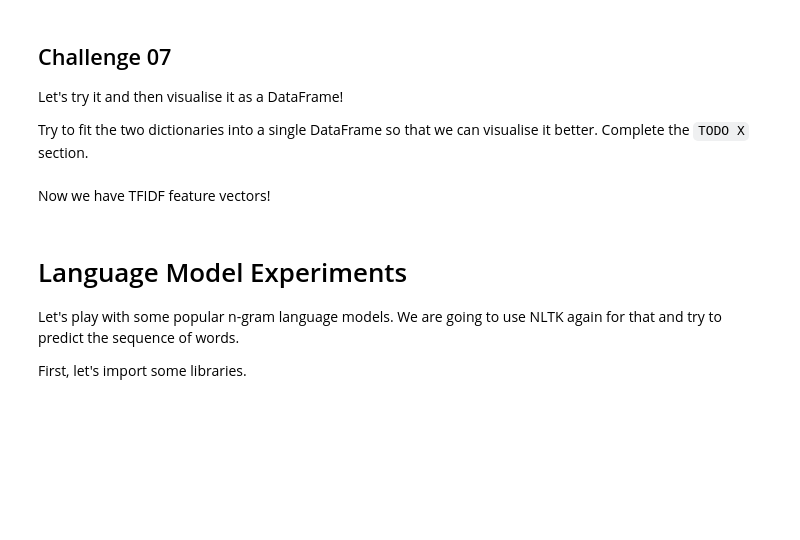
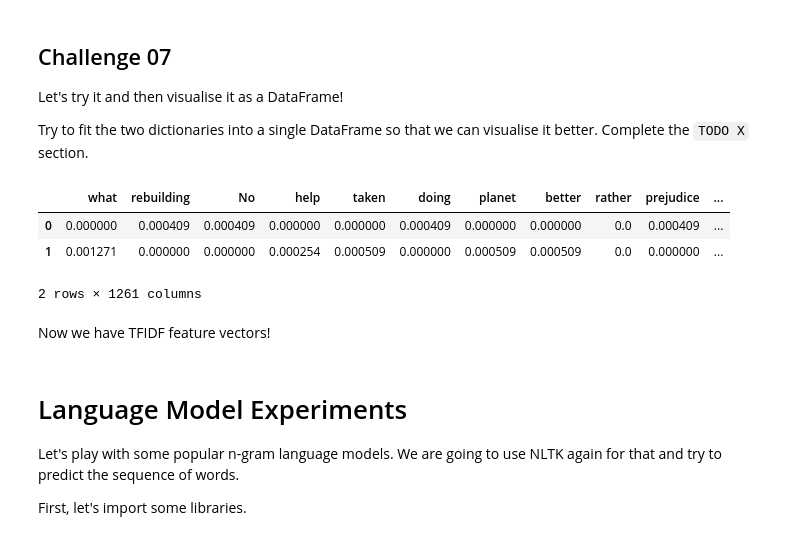
Before and after one commit to ishwari215/NLP-labs, a Jupyter notebook: lab03/Lab03-Feature-Vectors.ipynb, the cells around one changed output. Cells and saved outputs as stored; diff of their text form; code cells hidden in the pictures; blank space fills up the shorter version.

```diff
--- a/lab03/Lab03-Feature-Vectors.ipynb
+++ b/lab03/Lab03-Feature-Vectors.ipynb
@@ -299,12 +300,12 @@ def calculate_idf(docs):
     N = len(docs)
 
     # TODO 1 - Initialise a new dictionary with the keys from the documents and the values set to 0
-    idf = ...
+    idf = dict.fromkeys(docs[0].keys(), 0)
     for doc in docs:
         for word, val in doc.items():
             if val > 0:
                 # TODO 2 - Increase the idf dictionary counter by one
-                ...
+                idf[word]+=1
 
     for word, val in idf.items():
         idf[word] = math.log(N / float(val))
@@ -330,7 +334,7 @@ def calculate_tfidf(tfs, idfs):
 
     for word, val in tfs.items():
         # TODO - Calculate and store the tfidf
-        ...
+        tfidf[word] = val* idfs[word]
 
     return tfidf
 # %% [markdown]
@@ -348,9 +356,14 @@ Try to fit the two dictionaries into a single DataFrame so that we can visualise
 # %%
 import pandas as pd
 
 # TODO
-df = ...
+df = pd.DataFrame([tfidf_01, tfidf_02])
 df
+# %% [output]
+|  | what | rebuilding | No | help | taken | doing | planet | better | rather | prejudice | ... |
+| 0 | 0.000000 | 0.000409 | 0.000409 | 0.000000 | 0.000000 | 0.000409 | 0.000000 | 0.000000 | 0.0 | 0.000409 | ... |
+| 1 | 0.001271 | 0.000000 | 0.000000 | 0.000254 | 0.000509 | 0.000000 | 0.000509 | 0.000509 | 0.0 | 0.000000 | ... |
+2 rows × 1261 columns
 # %% [markdown]
 Now we have TFIDF feature vectors!
 # %% [markdown]
```
Also changed, not shown: parts of 9 cells of this notebook.
